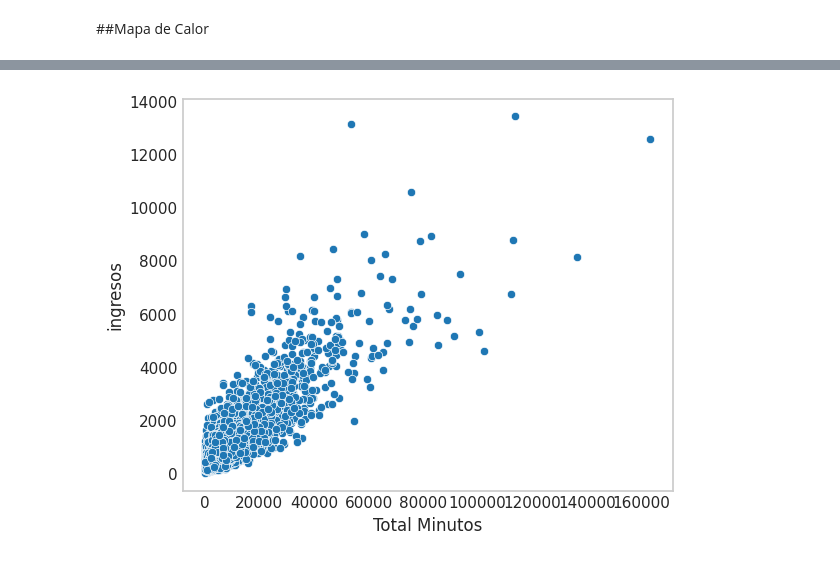
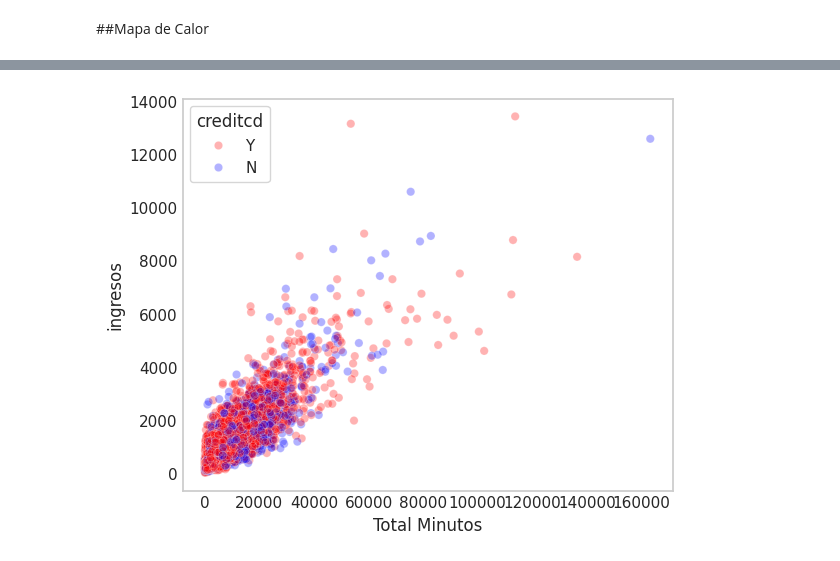
Before and after one commit to mgomez270/MLGuia1, a Jupyter notebook: Relación_Minutos.ipynb, the cells around one changed output, grey strips where cells are left out. Saved outputs shown, nothing was run; the diff lists cells and outputs as text; code cells hidden in the pictures.

```diff
--- a/Relación_Minutos.ipynb
+++ b/Relación_Minutos.ipynb
@@ -219,9 +219,10 @@ sns.heatmap(df.select_dtypes(include=['int64', 'float64']).corr(),annot=True,fmt
 # %%
 plt.figure(figsize=(5,4))
 
-sns.scatterplot(x=df['totmou'],y=df['totrev'])
+sns.scatterplot(x=df['totmou'],y=df['totrev'],alpha=0.3,hue=df['creditcd'],palette={'Y':'red','N':'blue'})
+
 plt.xlabel('Total Minutos')
 plt.ylabel('ingresos')
 plt.show()
 # %% [output]
-[figure, old version]
+[figure, new version]
```
Also changed, not shown: parts of 3 cells of this notebook.
